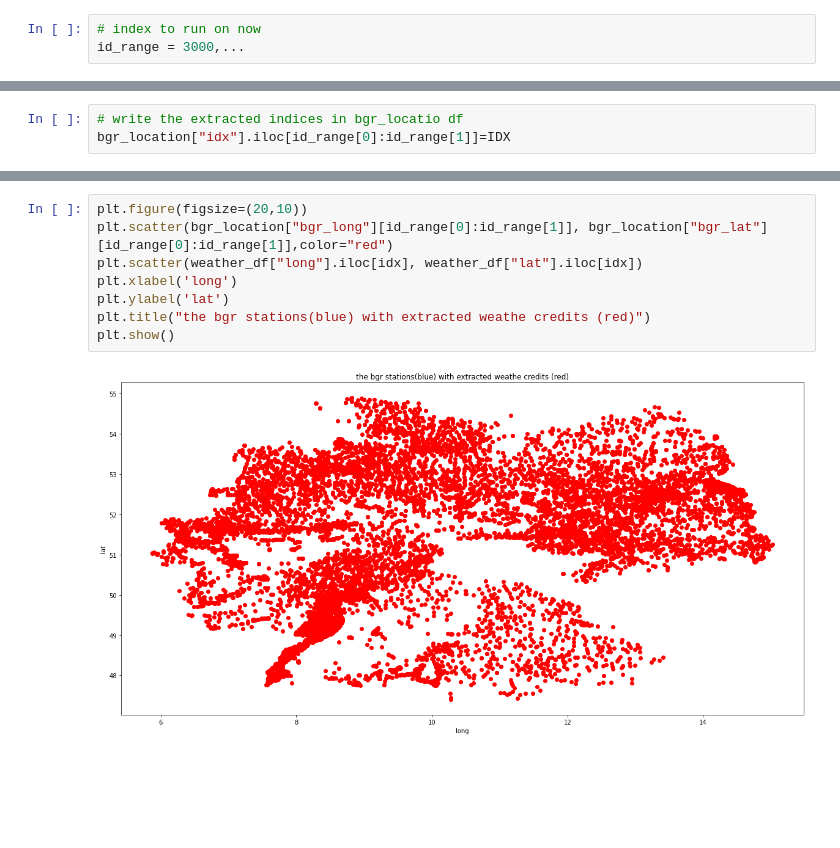
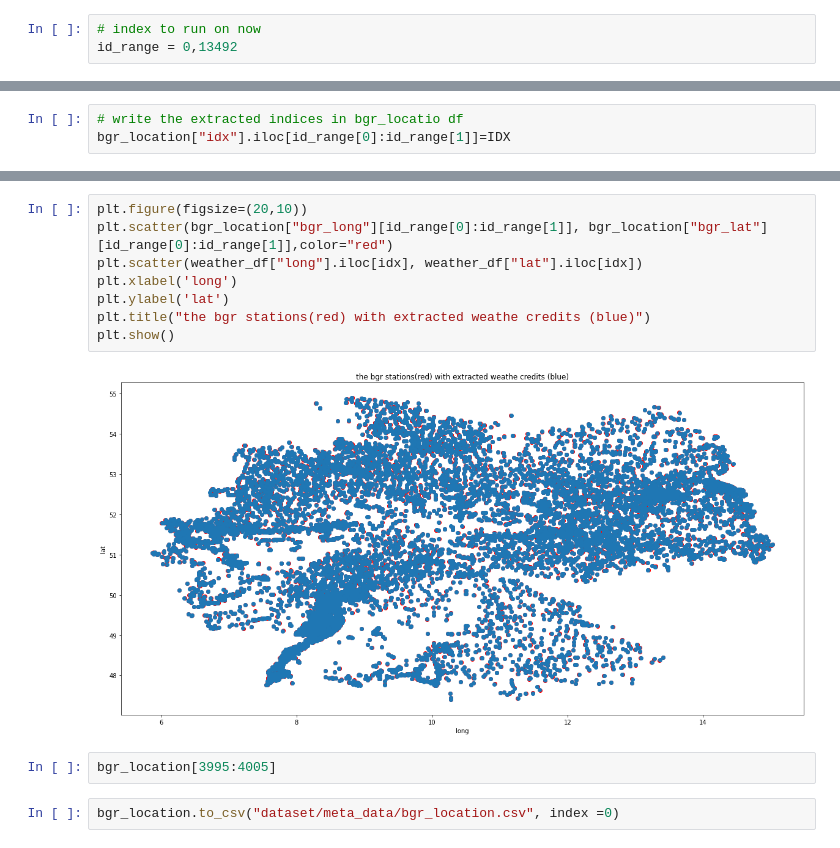
Before and after one commit to basem-AI/BGR_outlier_detection, a Jupyter notebook: extract_location_optimized_computing.ipynb, the cells around one changed output, grey strips where cells are left out. Cells and saved outputs as stored; diff of their text form; blank space fills up the shorter version.

Commit message:
extract the daily temp and rearrange the files

```diff
--- a/extract_location_optimized_computing.ipynb
+++ b/extract_location_optimized_computing.ipynb
@@ -129,6 +144,6 @@ def distance(w):
     return km
 # %%
 # index to run on now
-id_range = 3000,...
+id_range = 0,13492
 # %%
 # compute the nearest dist to each bgr station
@@ -163,10 +182,14 @@ Text(0.5, 1.0, 'lat')
 # %%
 plt.figure(figsize=(20,10))
 plt.scatter(bgr_location["bgr_long"][id_range[0]:id_range[1]], bgr_location["bgr_lat"][id_range[0]:id_range[1]],color="red")
 plt.scatter(weather_df["long"].iloc[idx], weather_df["lat"].iloc[idx])
 plt.xlabel('long')
 plt.ylabel('lat')
-plt.title("the bgr stations(blue) with extracted weathe credits (red)")
+plt.title("the bgr stations(red) with extracted weathe credits (blue)")
 plt.show()
 # %% [output]
-[figure, old version]
+[figure, new version]
+# %%
+bgr_location[3995:4005]
+# %%
+bgr_location.to_csv("dataset/meta_data/bgr_location.csv", index =0)
```
Also changed, not shown: parts of 7 cells of this notebook, 5 other files.
